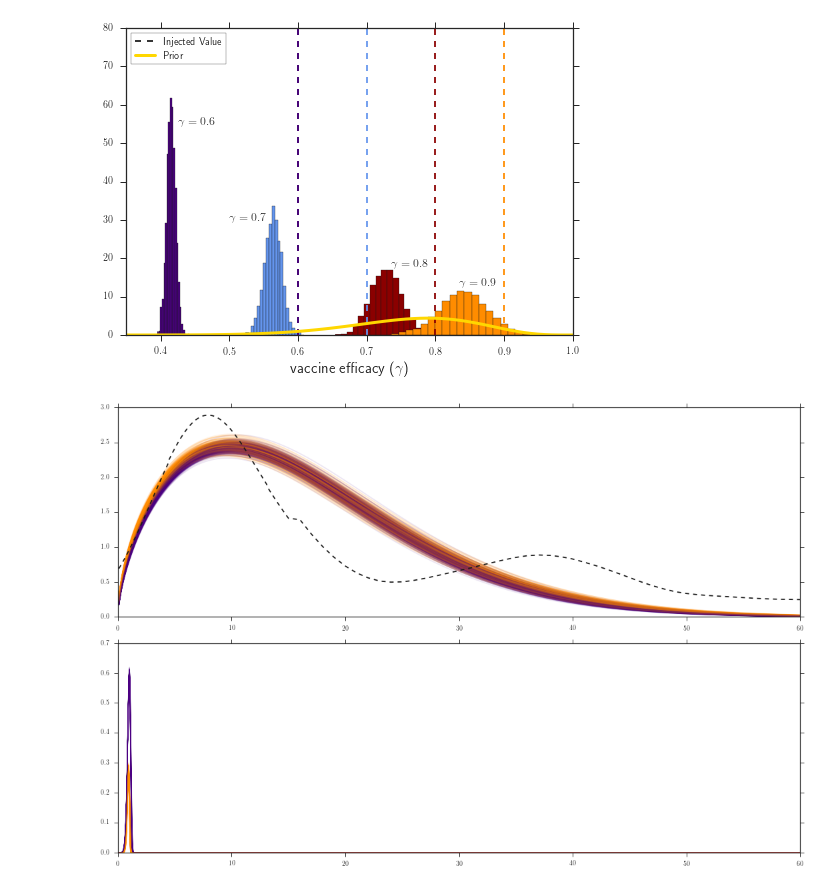
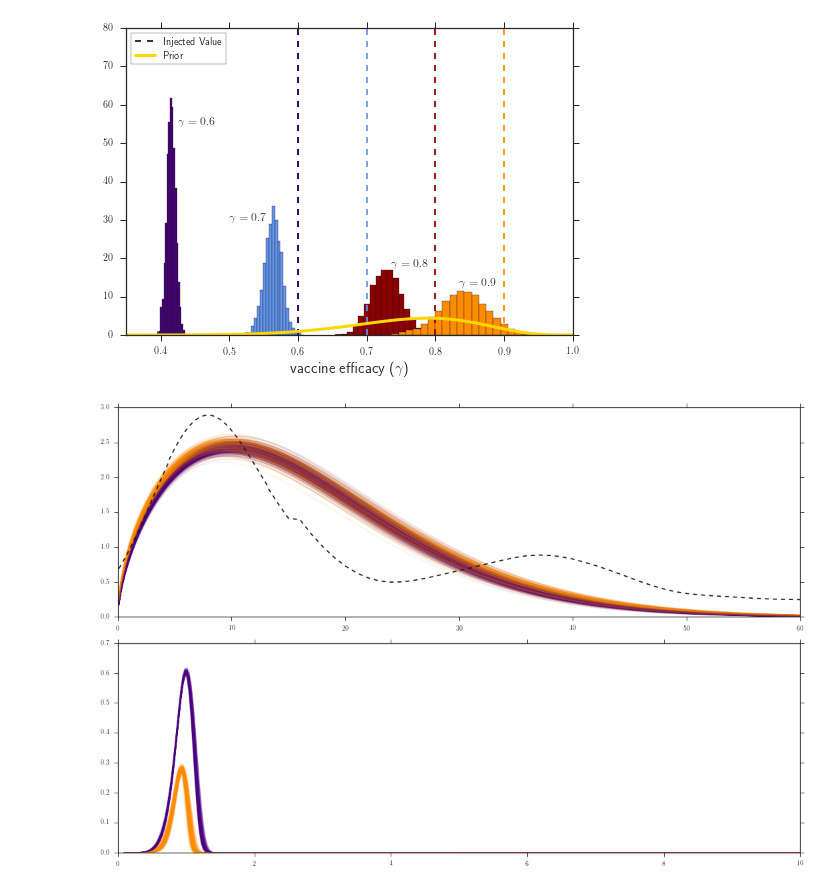
Before and after one commit to lmaesampson/CompetingRates, a Jupyter notebook: Code/Figures.ipynb, the cells around one changed output. Drawn from its saved outputs; the diff is of its cells as text; code cells hidden in the pictures.

```diff
--- a/Code/Figures.ipynb
+++ b/Code/Figures.ipynb
@@ -165,33 +165,34 @@ for k in range(nplot):
     fh80 = samples80[index,5]
     ve80 = samples80[index,6]
 
 
     va90 = samples90[index,0]
     vb90 = samples90[index,1]
     vh90 = samples90[index,2]
     fa90 = samples90[index,3]
     fb90 = samples90[index,4]
     fh90 = samples90[index,5]
     ve90 = samples90[index,6]
 
 
     j = 0
     for i in x:
         a = float(i)
         foi90[j] = fh90*(a/fb90)**(fa90-1.)*np.exp(-(a/fb90)**(fa90))
         vhaz90[j] = vh90*(a/vb90)**(va90-1.)*np.exp(-(a/vb90)**(va90))
 
         foi60[j] = fh60*(a/fb60)**(fa60-1.)*np.exp(-(a/fb60)**(fa60))
         vhaz60[j] = vh60*(a/vb60)**(va60-1.)*np.exp(-(a/vb60)**(va60))
         j += 1
     ax0.plot(x/12.,foi90,alpha=0.1,color='darkorange')
     ax0.plot(x/12.,foi60,alpha=0.1,color='indigo')
     ax1.plot(x/12.,vhaz90,alpha=0.1,color='darkorange',linewidth=1)
     ax1.plot(x/12.,vhaz60,alpha=0.1,color='indigo',linewidth=1)
 
 ax0.plot(foiinj[:,0]/12.,foiinj[:,1]/10.,'k--')
+ax1.set_xlim(0,10)
 fig.tight_layout()
 # %% [output]
-[figure, old version]
+[figure, new version]
 # %%
 #Look at predicted vaccination level, seroprevalence, and case count:
```
